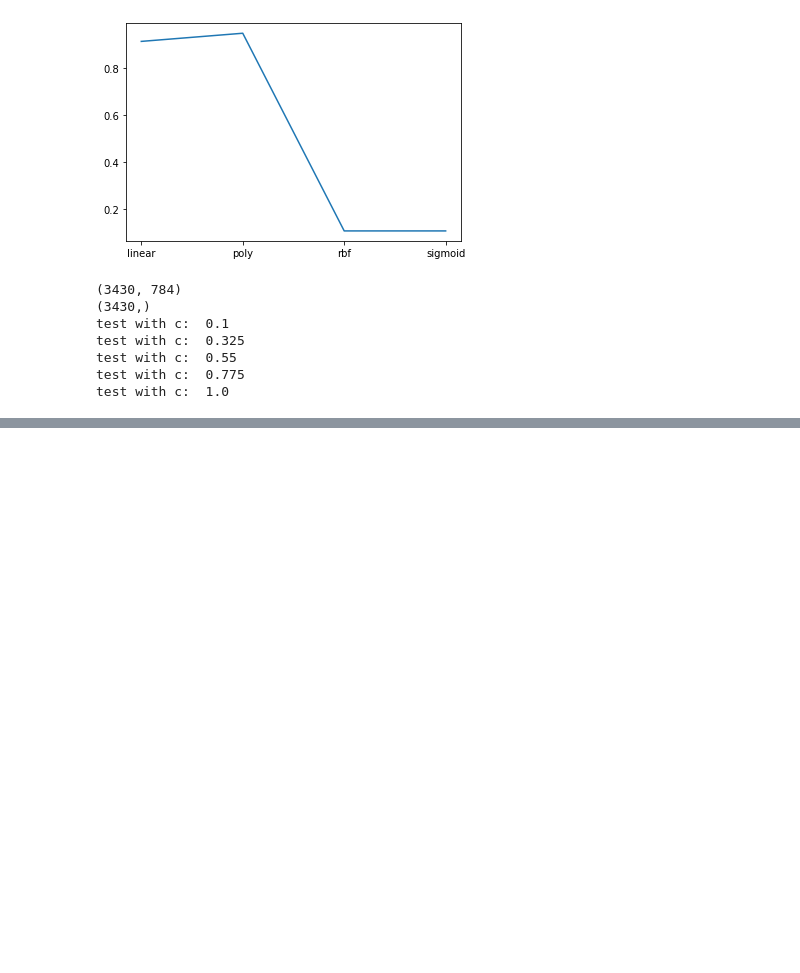
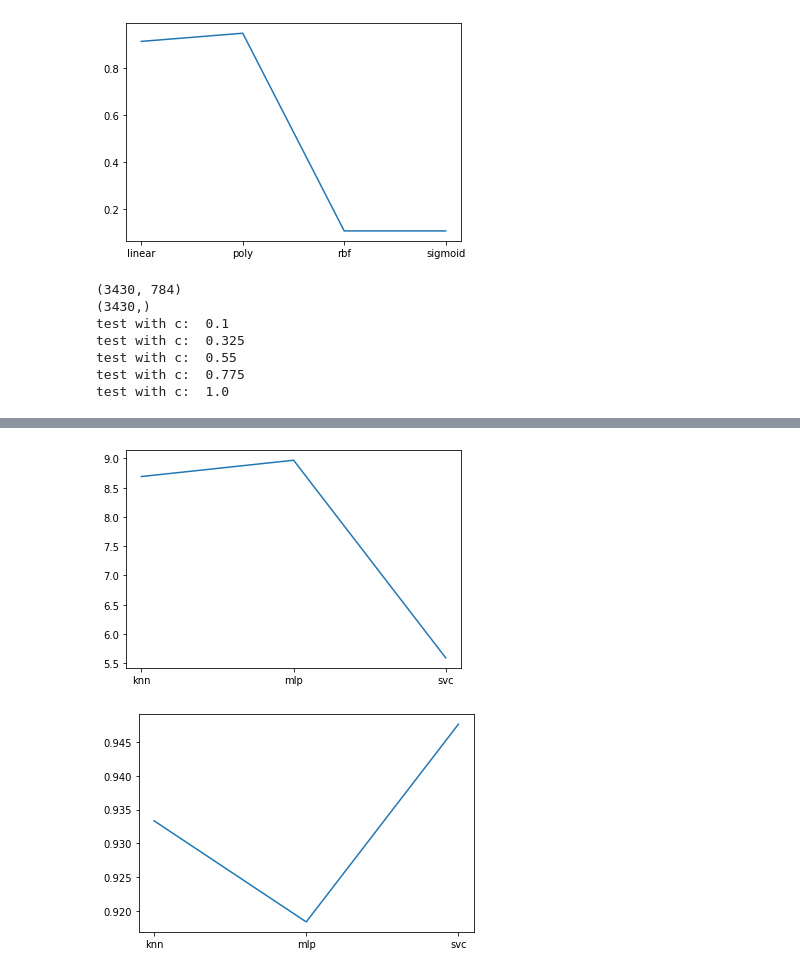
Before and after one commit to KrustyLeBot/Apprentissage, a Jupyter notebook: TP3 - SVM/TP3-svm.ipynb, the cells around one changed output, grey strips where cells are left out. Drawn from its saved outputs; the diff is of its cells as text; code cells hidden in the pictures; blank space fills up the shorter version.

```diff
--- a/TP3 - SVM/TP3-svm.ipynb
+++ b/TP3 - SVM/TP3-svm.ipynb
@@ -92,0 +167,46 @@ plt.show()
+# %%
+meth = ['knn', 'mlp', 'svc']
+temps = []
+preci = []
+cm = []
+# %%
+#KNN
+clf = neighbors.KNeighborsClassifier(n_neighbors = 3)
+start = time.time()
+clf.fit(xtrain, ytrain)
+preci.append(clf.score(xtest, ytest))
+stop = time.time()
+temps.append(stop-start)
+cm.append(confusion_matrix(ytest, clf.predict(xtest)))
+# %%
+#MLP
+couches = np.linspace(11, 60, 10, dtype=int)
+couches = couches.tolist()
+couches.reverse()
+couches = tuple(couches)
+
+clf = mlp(hidden_layer_sizes = couches)
+start = time.time()
+clf.fit(xtrain, ytrain)
+preci.append(clf.score(xtest, ytest))
+stop = time.time()
+temps.append(stop-start)
+cm.append(confusion_matrix(ytest, clf.predict(xtest)))
+# %%
+#SVC
+clf = SVC(kernel = 'poly', gamma = 'auto', C = k)
+start = time.time()
+clf.fit(xtrain, ytrain)
+preci.append(clf.score(xtest, ytest))
+stop = time.time()
+temps.append(stop-start)
+cm.append(confusion_matrix(ytest, clf.predict(xtest)))
+# %%
+plt.plot(meth, temps)
+plt.show()
+
+plt.plot(meth, preci)
+plt.show()
+# %% [output]
+[figure, added]
+[figure, added]
```
Also changed, not shown: parts of 10 cells of this notebook.
